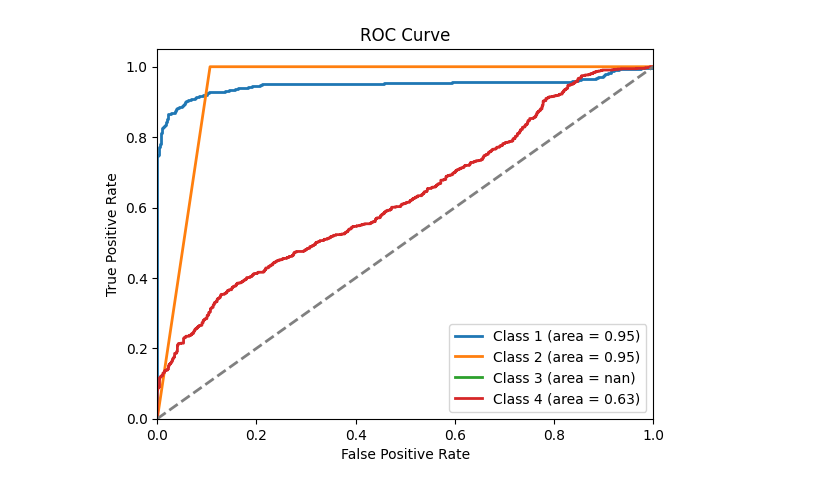
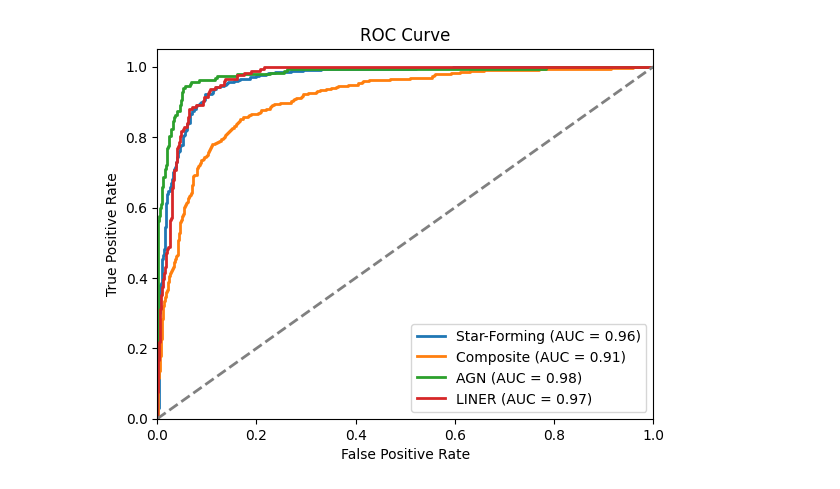
Before and after one commit to lorlo9999/DeepLearningProject, a Jupyter notebook: test.ipynb, the cells around one changed output. Drawn from its saved outputs; the diff is of its cells as text; code cells hidden in the pictures.

Commit message:
Fixed Nan issue and added batch normalization+dropout

```diff
--- a/test.ipynb
+++ b/test.ipynb
@@ -99,0 +18,3 @@ features_train, type_arr_train, features_test, type_arr_test = load_and_preproce
+# %%
+data = Table.read('data_matched_step2_newz_sm.csv', format='ascii.csv', header_start=0, data_start=1)
+print(data.colnames)
@@ -100,5 +156,7 @@ features_train, type_arr_train, features_test, type_arr_test = load_and_preproce
 # %%
 from sklearn.model_selection import train_test_split
+import keras
+
 
 # features array and target vectors (y)
 X_train = np.column_stack([features_train['O2_index'], features_train['O3_index'], features_train['sigma_o3'],
@@ -109,34 +167,48 @@ X_test = np.column_stack([features_test['O2_index'], features_test['O3_index'],
                           features_test['sigma_star'], features_test['u_g'], features_test['g_r'],
                           features_test['r_i'], features_test['i_z']])
 
+# Remove invalid entries before to_categorical
+valid_train_indices = type_arr_train != -999
+X_train = X_train[valid_train_indices]
+type_arr_train = type_arr_train[valid_train_indices]  # Apply the filter to type_arr_train
+
+valid_test_indices = type_arr_test != -999
+X_test = X_test[valid_test_indices]
+type_arr_test = type_arr_test[valid_test_indices]  # Apply the filter to type_arr_test
+
+# Now, call to_categorical after filtering
 y_train = to_categorical(type_arr_train - 1, num_classes=4)
 y_test = to_categorical(type_arr_test - 1, num_classes=4)
+
 
 X_train_split, X_val_split, y_train_split, y_val_split = train_test_split(X_train, y_train, test_size=0.2, random_state=42)
 
 scaler = StandardScaler()
 X_train = scaler.fit_transform(X_train)
+X_train_split = scaler.fit_transform(X_train_split)
+X_val_split = scaler.transform(X_val_split)
 X_test = scaler.transform(X_test)
+
 
 model = Sequential()
 model.add(Dense(32,name="fc1", input_shape=(8,)))
 model.add(Activation(activation="relu"))
-model.add(BatchNormalization(axis=-1))
+model.add(BatchNormalization(axis=1))
 model.add(Dropout(0.2))
 
 model.add(Dense(64, name="fc2"))
 model.add(Activation(activation="relu"))
-model.add(BatchNormalization(axis=-1))
+model.add(BatchNormalization(axis=1))
 model.add(Dropout(0.2))
 
 model.add(Dense(64, name="fc3"))
 model.add(Activation(activation="relu"))
-model.add(BatchNormalization(axis=-1))
+model.add(BatchNormalization(axis=1))
 model.add(Dropout(0.2))
 
 model.add(Dense(64, activation='relu'))
 model.add(Activation(activation="relu"))
-model.add(BatchNormalization(axis=-1))
+model.add(BatchNormalization(axis=1))
 model.add(Dropout(0.2))
 
 model.add(Dense(4, activation='softmax'))
@@ -167,5 +239,5 @@ Model: "sequential_7"
  Trainable params: 11,428 (44.64 KB)
  Non-trainable params: 448 (1.75 KB)
 # %%
-model_history = model.fit(X_train_split, y_train_split, epochs=20, batch_size=32,verbose=1,shuffle=True, validation_data=(X_val_split, y_val_split))
+model_history = model.fit(X_train_split, y_train_split, epochs=5, batch_size=16,verbose=1,shuffle=True, validation_data=(X_val_split, y_val_split))
 # %% [output]
@@ -197,31 +262,33 @@ plot_model_history(model_history)
 # %%
 import matplotlib.pyplot as plt
 from sklearn.metrics import roc_curve, auc
 
 y_pred_prob = pred
 
 fpr = {}
 tpr = {}
 roc_auc = {}
 
 for i in range(4):
     fpr[i], tpr[i], _ = roc_curve(y_test[:, i], y_pred_prob[:, i])
     roc_auc[i] = auc(fpr[i], tpr[i])
 
 plt.figure()
 
+classes = ['Star-Forming', 'Composite', 'AGN', 'LINER']
+
 for i in range(4):
-    plt.plot(fpr[i], tpr[i], lw=2, label=f'Class {i+1} (area = {roc_auc[i]:.2f})')
+    plt.plot(fpr[i], tpr[i], lw=2, label=f'{classes[i]} (AUC = {roc_auc[i]:.2f})')
 
 plt.plot([0, 1], [0, 1], color='gray', lw=2, linestyle='--')
 
 plt.xlim([0.0, 1.0])
 plt.ylim([0.0, 1.05])
 plt.xlabel('False Positive Rate')
 plt.ylabel('True Positive Rate')
 plt.title('ROC Curve')
 
 plt.legend(loc='lower right')
 plt.show()
 # %% [output]
-[figure, old version]
+[figure, new version]
```
Also changed, not shown: parts of 7 cells of this notebook.
